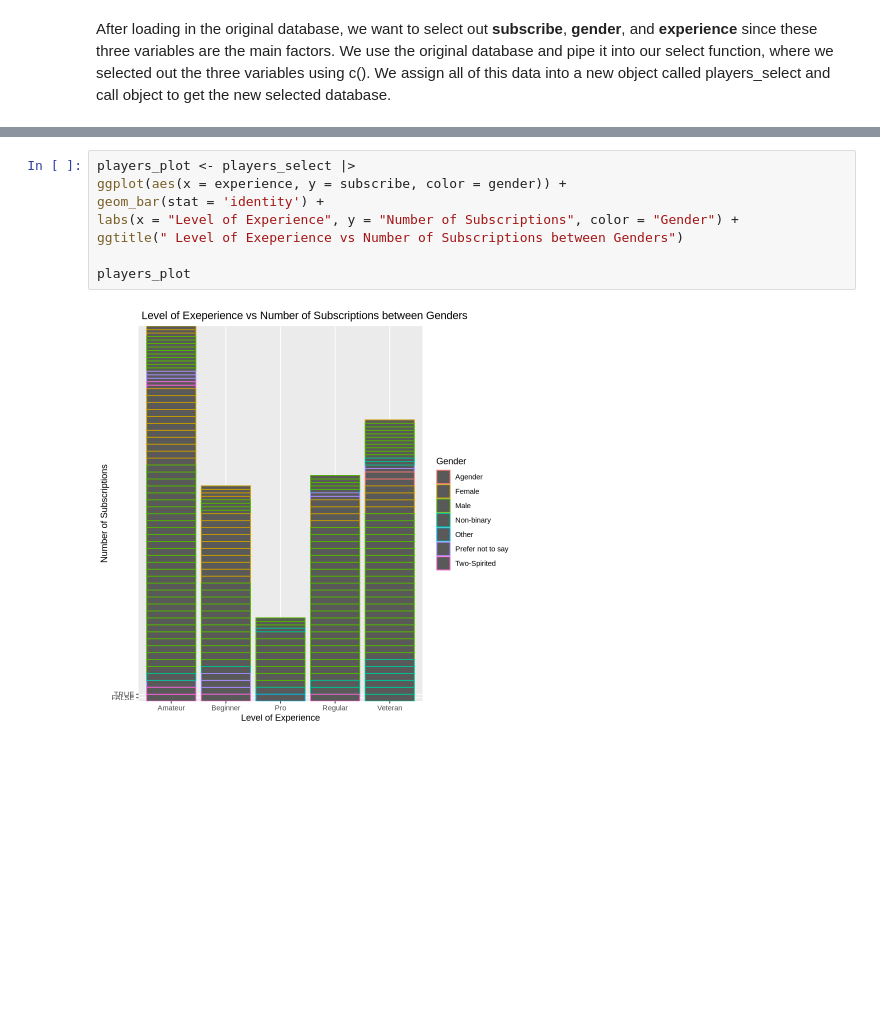
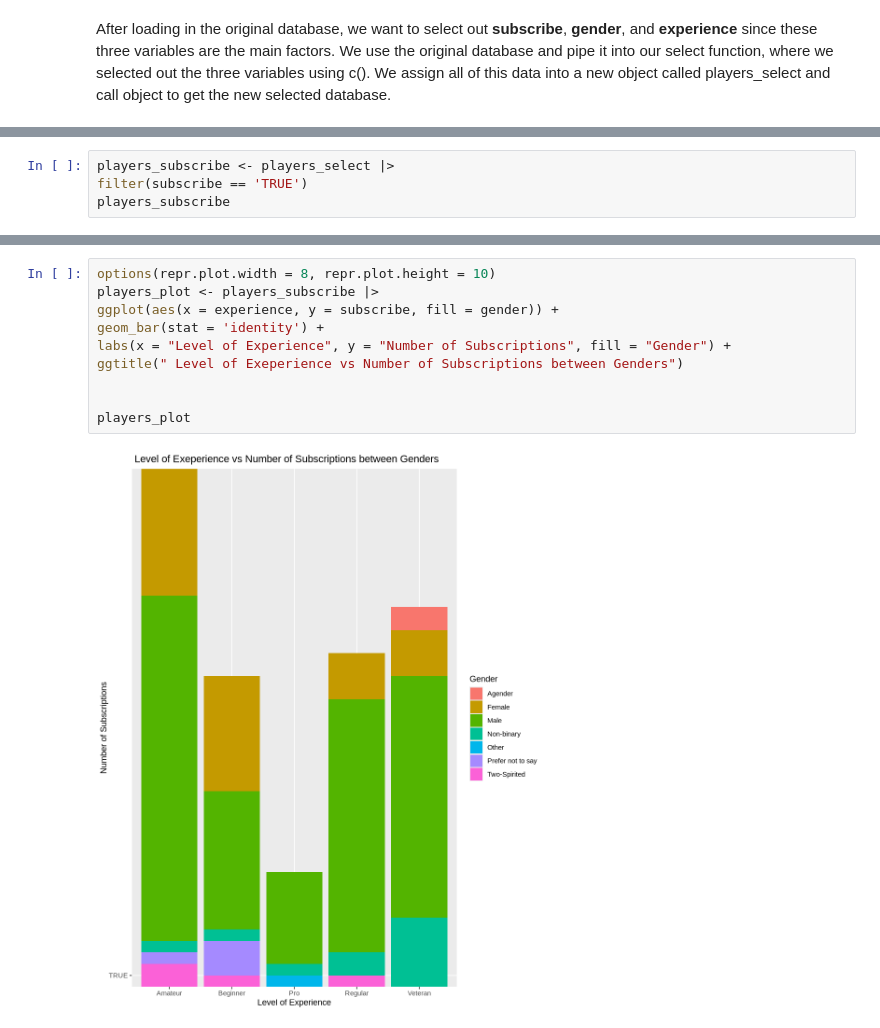
Before and after one commit to jjul1ee/individual_planning_report, a Jupyter notebook: project_planning.ipynb, the cells around one changed output, grey strips where cells are left out. Cells and saved outputs as stored; diff of their text form; blank space fills up the shorter version.

Commit message:
Finished the project
Changed the first plot code and completed.

```diff
--- a/project_planning.ipynb
+++ b/project_planning.ipynb
@@ -67,0 +88,4 @@ A tibble: 196 × 3
+# %%
+players_subscribe <- players_select |>
+filter(subscribe == 'TRUE')
+players_subscribe
@@ -68,10 +116,12 @@ A tibble: 196 × 3
 # %%
-players_plot <- players_select |>
-ggplot(aes(x = experience, y = subscribe, color = gender)) +
+options(repr.plot.width = 8, repr.plot.height = 10)
+players_plot <- players_subscribe |>
+ggplot(aes(x = experience, y = subscribe, fill = gender)) +
 geom_bar(stat = 'identity') +
-labs(x = "Level of Experience", y = "Number of Subscriptions", color = "Gender") +
+labs(x = "Level of Experience", y = "Number of Subscriptions", fill = "Gender") +
 ggtitle(" Level of Exeperience vs Number of Subscriptions between Genders")
 
+
 players_plot
 # %% [output]
-[figure, old version]
+[figure, new version]
```
Also changed, not shown: parts of 9 cells of this notebook.
